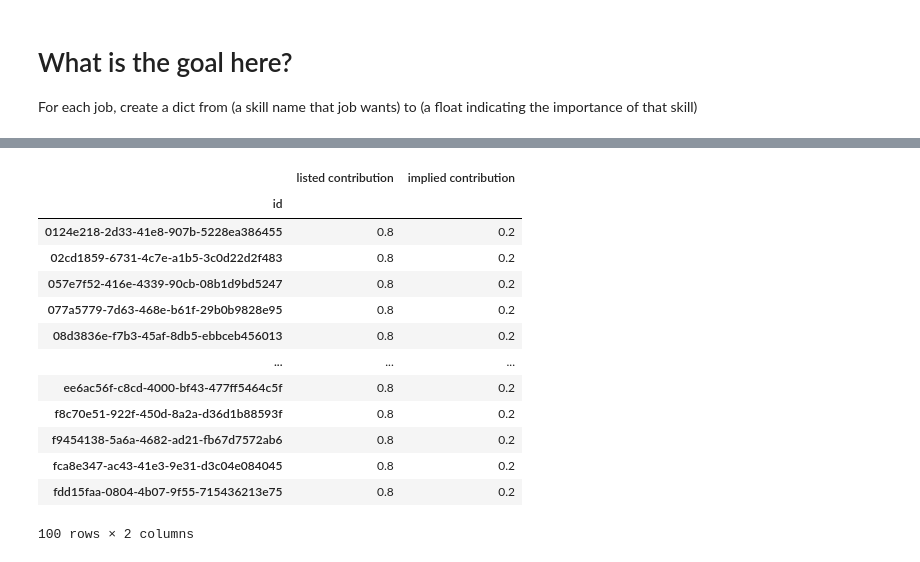
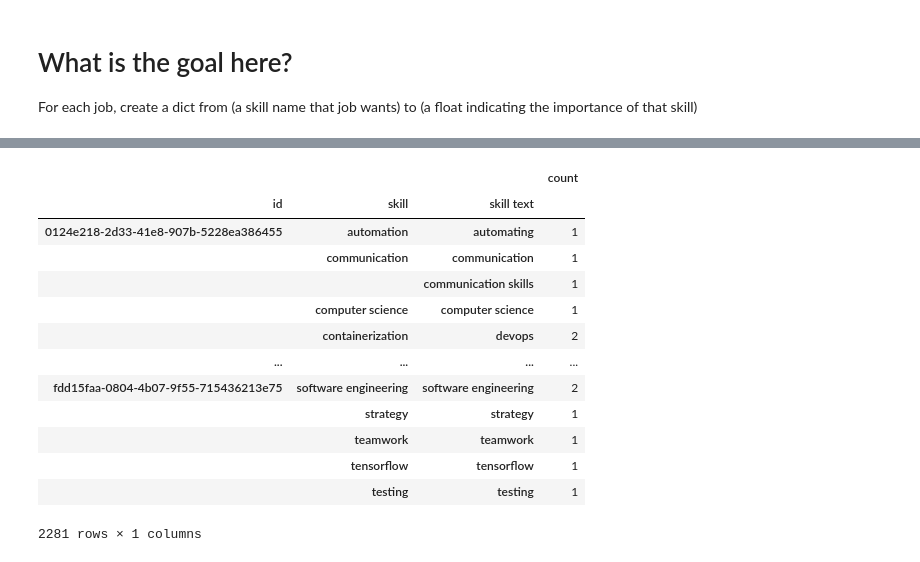
Before and after one commit to FractalMachinist/FractalMachinist.github.io, a Jupyter notebook: skill_weights.ipynb, the cells around one changed output, grey strips where cells are left out. Saved outputs shown, nothing was run; the diff lists cells and outputs as text; code cells hidden in the pictures.

```diff
--- a/skill_weights.ipynb
+++ b/skill_weights.ipynb
@@ -110,17 +14,0 @@ memory usage: 264.9+ KB
-# %%
-jobs_categories_skills_data.groupby(level=0).sum()
-# %% [output]
-|  | listed contribution | implied contribution |
-| id |  |  |
-| 0124e218-2d33-41e8-907b-5228ea386455 | 0.8 | 0.2 |
-| 02cd1859-6731-4c7e-a1b5-3c0d22d2f483 | 0.8 | 0.2 |
-| 057e7f52-416e-4339-90cb-08b1d9bd5247 | 0.8 | 0.2 |
-| 077a5779-7d63-468e-b61f-29b0b9828e95 | 0.8 | 0.2 |
-| 08d3836e-f7b3-45af-8db5-ebbceb456013 | 0.8 | 0.2 |
-| ... | ... | ... |
-| ee6ac56f-c8cd-4000-bf43-477ff5464c5f | 0.8 | 0.2 |
-| f8c70e51-922f-450d-8a2a-d36d1b88593f | 0.8 | 0.2 |
-| f9454138-5a6a-4682-ad21-fb67d7572ab6 | 0.8 | 0.2 |
-| fca8e347-ac43-41e3-9e31-d3c04e084045 | 0.8 | 0.2 |
-| fdd15faa-0804-4b07-9f55-715436213e75 | 0.8 | 0.2 |
-100 rows × 2 columns
@@ -126,0 +29,17 @@ jobs_categories_skills_data.groupby(level=0).sum()
+# %%
+job_skill_text_counts
+# %% [output]
+|  |  |  | count |
+| id | skill | skill text |  |
+| 0124e218-2d33-41e8-907b-5228ea386455 | automation | automating | 1 |
+|  | communication | communication | 1 |
+|  |  | communication skills | 1 |
+|  | computer science | computer science | 1 |
+|  | containerization | devops | 2 |
+| ... | ... | ... | ... |
+| fdd15faa-0804-4b07-9f55-715436213e75 | software engineering | software engineering | 2 |
+|  | strategy | strategy | 1 |
+|  | teamwork | teamwork | 1 |
+|  | tensorflow | tensorflow | 1 |
+|  | testing | testing | 1 |
+2281 rows × 1 columns
```
Also changed, not shown: parts of 36 cells of this notebook, 10 other files.
